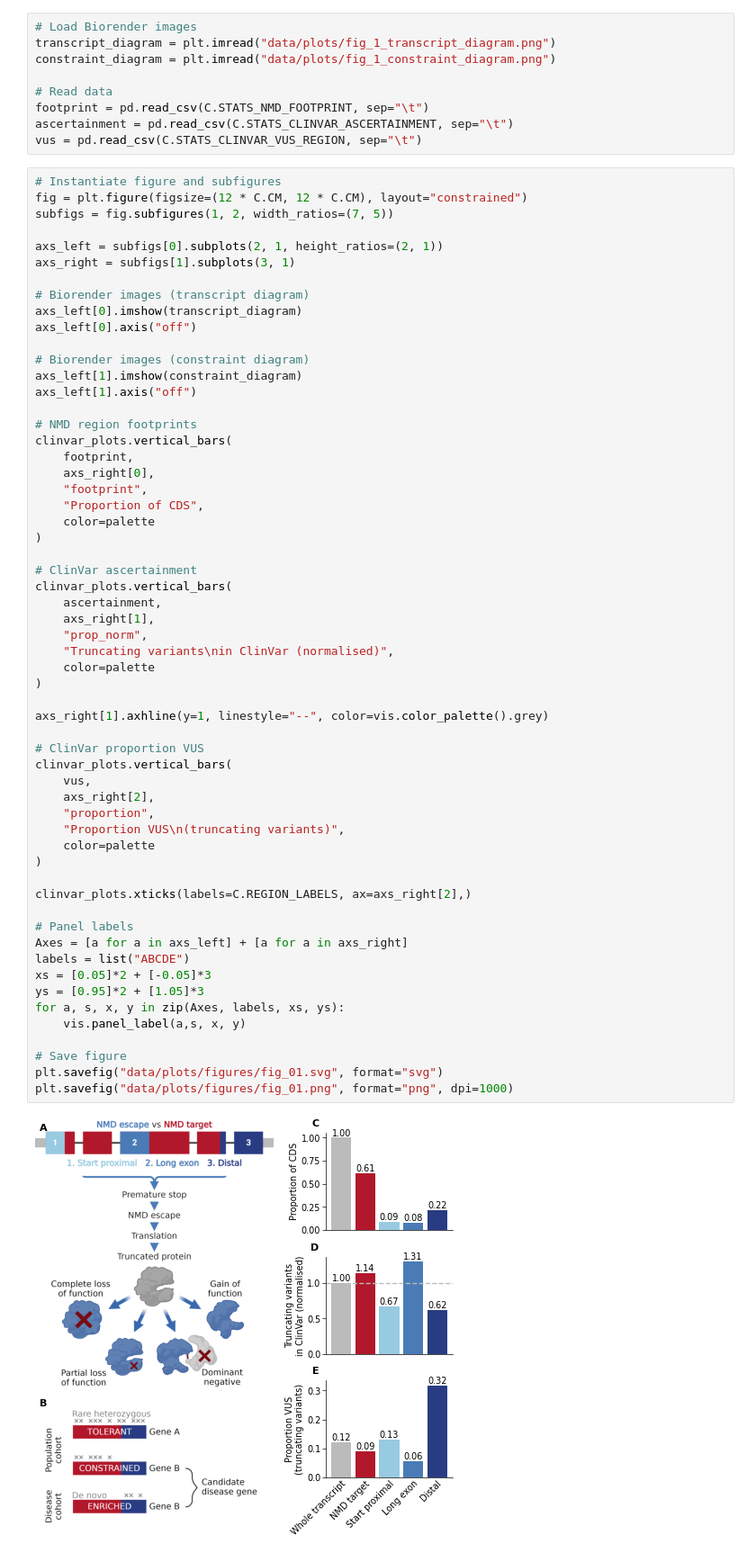
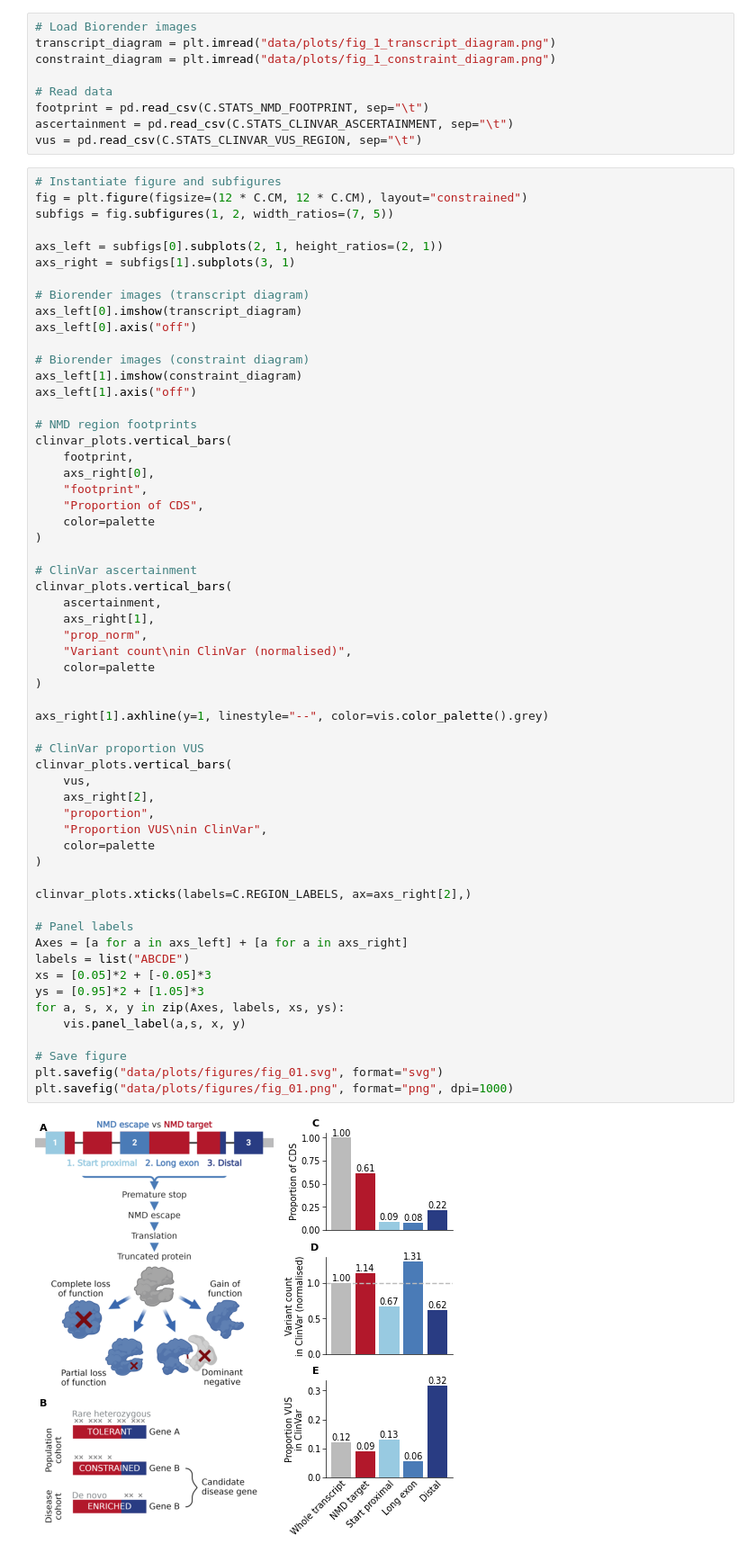
Before and after one commit to alexblakes/regional_nonsense_constraint, a Jupyter notebook: notebooks/figures/fig_01/fig_01.ipynb, the cells around one changed output. Shown: that part at 90% size. Saved outputs shown, nothing was run; the diff lists cells and outputs as text.

Commit message:
Update figure labels

```diff
--- a/notebooks/figures/fig_01/fig_01.ipynb
+++ b/notebooks/figures/fig_01/fig_01.ipynb
@@ -51,33 +51,33 @@ clinvar_plots.vertical_bars(
     ascertainment,
     axs_right[1],
     "prop_norm",
-    "Truncating variants\nin ClinVar (normalised)",
+    "Variant count\nin ClinVar (normalised)",
     color=palette
 )
 
 axs_right[1].axhline(y=1, linestyle="--", color=vis.color_palette().grey)
 
 # ClinVar proportion VUS
 clinvar_plots.vertical_bars(
     vus,
     axs_right[2],
     "proportion",
-    "Proportion VUS\n(truncating variants)",
+    "Proportion VUS\nin ClinVar",
     color=palette
 )
 
 clinvar_plots.xticks(labels=C.REGION_LABELS, ax=axs_right[2],)
 
 # Panel labels
 Axes = [a for a in axs_left] + [a for a in axs_right]
 labels = list("ABCDE")
 xs = [0.05]*2 + [-0.05]*3
 ys = [0.95]*2 + [1.05]*3
 for a, s, x, y in zip(Axes, labels, xs, ys):
     vis.panel_label(a,s, x, y)
 
 # Save figure
 plt.savefig("data/plots/figures/fig_01.svg", format="svg")
 plt.savefig("data/plots/figures/fig_01.png", format="png", dpi=1000)
 # %% [output]
-[figure, old version]
+[figure, new version]
```
Also changed, not shown: 2 other files.
